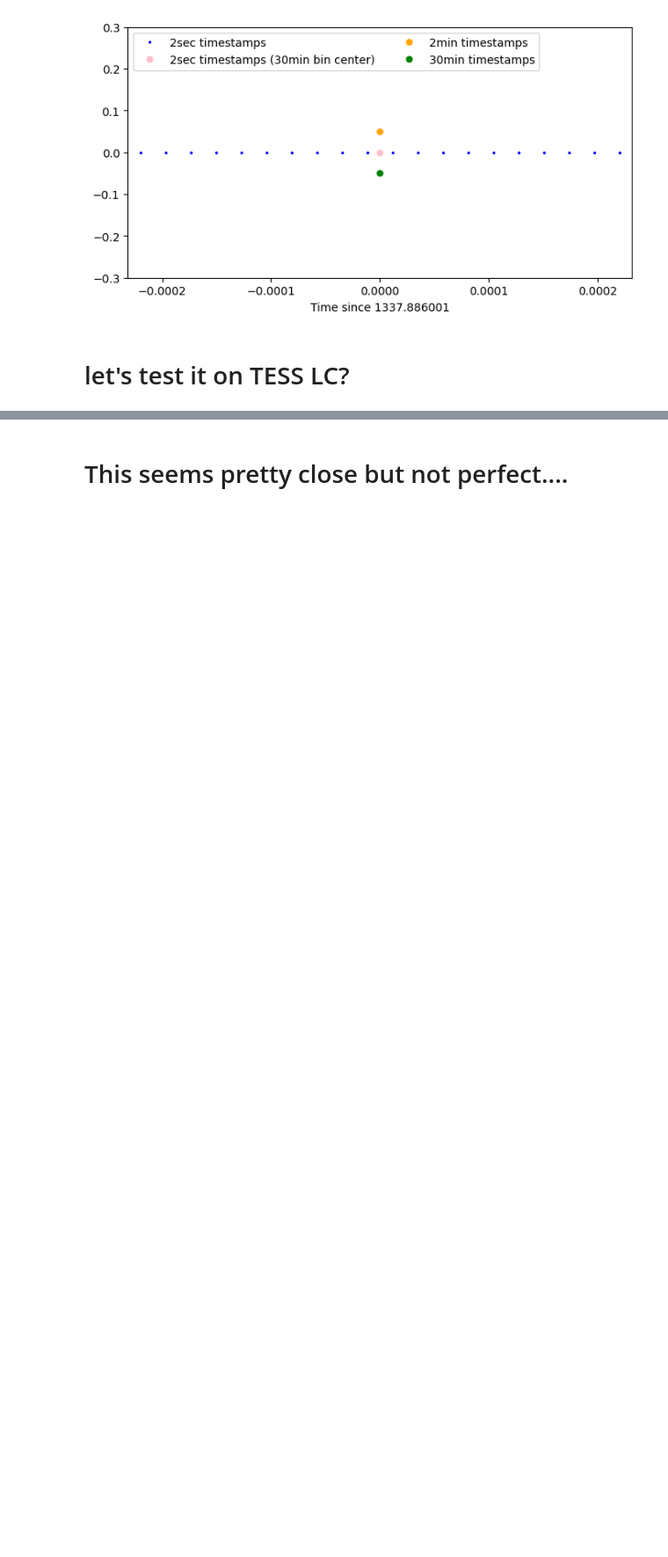
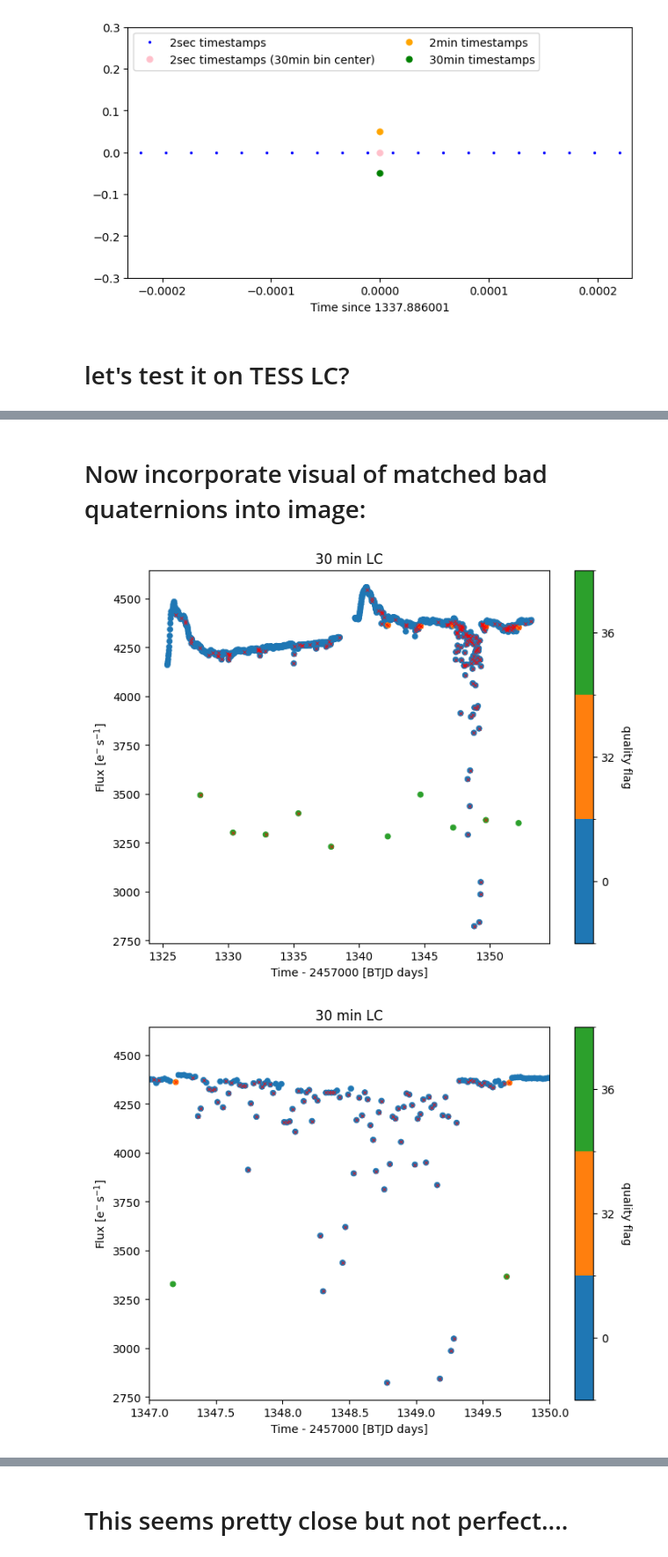
Before and after one commit to daxfeliz/TESS_Quaternion_practice, a Jupyter notebook: quaternion_basics.ipynb, the cells around one changed output, grey strips where cells are left out. Shown at 88% size. Saved outputs shown, nothing was run; the diff lists cells and outputs as text; code cells hidden in the pictures; blank space fills up the shorter version.

```diff
--- a/quaternion_basics.ipynb
+++ b/quaternion_basics.ipynb
@@ -1183,0 +1341,29 @@ plt.show()
+# %% [markdown]
+# Now incorporate visual of matched bad quaternions into image:
+# %%
+fig, ax = scatter_with_discrete_colorbar(x=lc30.time.value,
+                                         y=lc30.flux.value,
+                                         z=lc30.quality.value,
+                                         xlabel='Time', ylabel='Flux',
+                                         title='30 min LC',
+                                         cmap_name='tab10', edgecolor=None,
+                                         s=(ms+2)**2,colorbar_title='quality flag')
+
+lc30[qbin_30_C.loc[qbin_30_C['qmask']==bad].index.values].scatter(ax=ax,color='red',s=3**2,marker='x',label=None)
+plt.show()
+
+
+fig, ax = scatter_with_discrete_colorbar(x=lc30.time.value,
+                                         y=lc30.flux.value,
+                                         z=lc30.quality.value,
+                                         xlabel='Time', ylabel='Flux',
+                                         title='30 min LC',
+                                         cmap_name='tab10', edgecolor=None,
+                                         s=(ms+2)**2,colorbar_title='quality flag')
+
+lc30[qbin_30_C.loc[qbin_30_C['qmask']==bad].index.values].scatter(ax=ax,color='red',s=3**2,marker='x',label=None)
+ax.set_xlim(1347,1350)
+plt.show()
+# %% [output]
+[figure, added]
+[figure, added]
```
Also changed, not shown: parts of 12 cells of this notebook.
